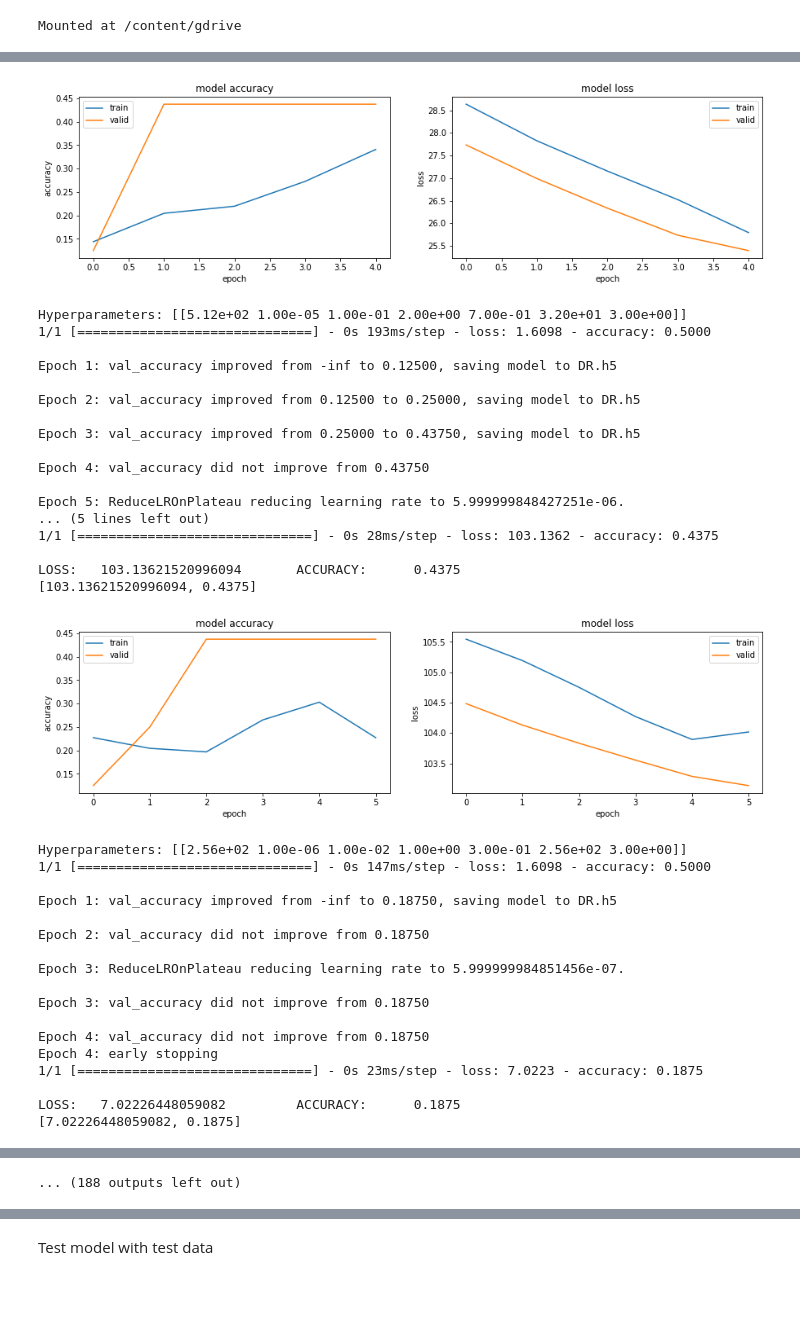
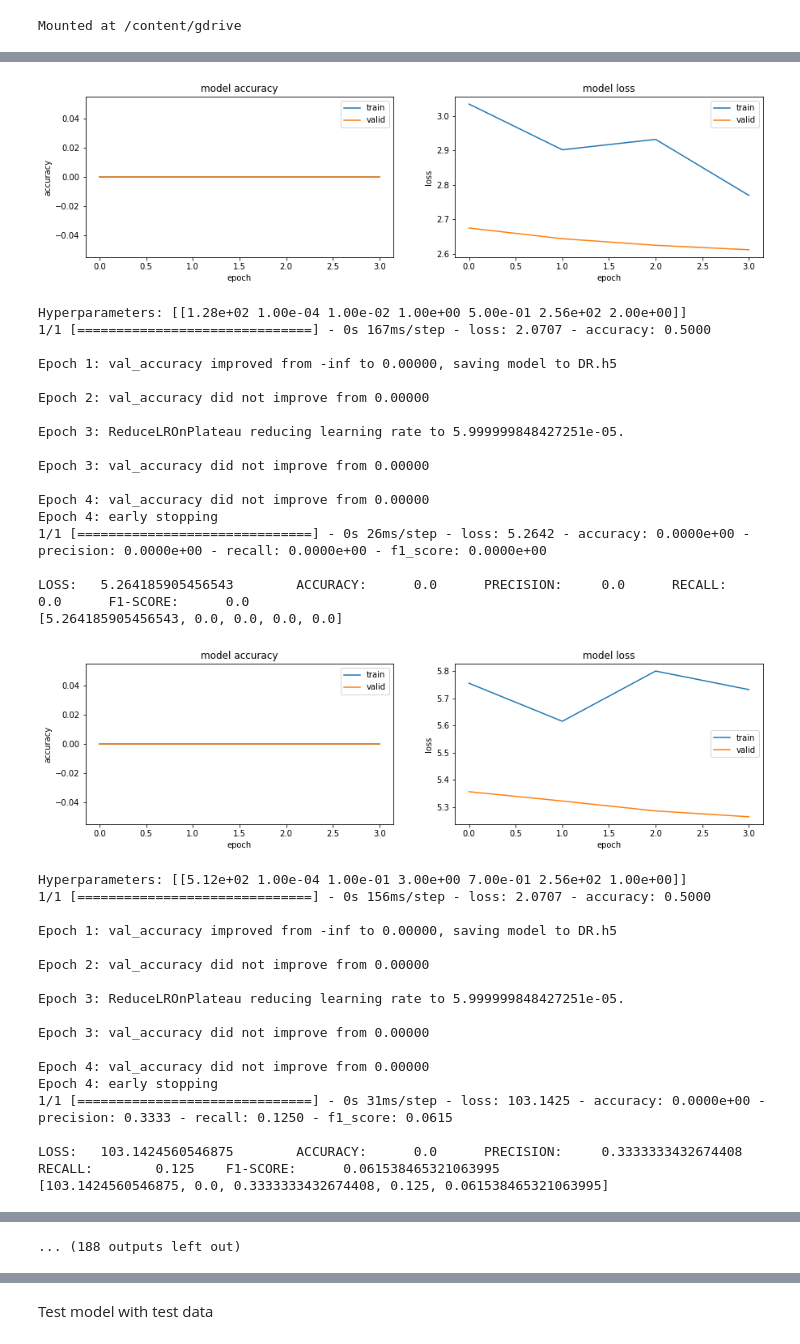
Before and after one commit to gayecolakoglu/DiabeticRetinopathyDetection, a Jupyter notebook: Bayesian_DenseNet.ipynb, the cells around one changed output, grey strips where cells are left out. Cells and saved outputs as stored; diff of their text form; code cells hidden in the pictures; blank space fills up the shorter version.

Commit message:
added the recall, precision and f1 score

```diff
--- a/Bayesian_DenseNet.ipynb
+++ b/Bayesian_DenseNet.ipynb
@@ -135,17 +135,32 @@ def build_model(units=256, learning_rate=1e-4, l2=1e-2, activation=2, rate=0.5,
     model.compile(
             optimizer=K.optimizers.Adam(learning_rate=learning_rate),
             loss='categorical_crossentropy',
-            metrics=['accuracy'])
+            metrics=[tf.keras.metrics.Accuracy(),
+                              tf.keras.metrics.Precision(),
+                              tf.keras.metrics.Recall(),
+                              tfa.metrics.F1Score(num_classes=5,
+                                                  average='macro',
+                                                  threshold=0.5)])
   elif optim==2:
     model.compile(
             optimizer=K.optimizers.SGD(learning_rate=learning_rate),
             loss='categorical_crossentropy',
-            metrics=['accuracy'])
+            metrics=[tf.keras.metrics.Accuracy(),
+                              tf.keras.metrics.Precision(),
+                              tf.keras.metrics.Recall(),
+                              tfa.metrics.F1Score(num_classes=5,
+                                                  average='macro',
+                                                  threshold=0.5)])
   elif optim==3:
     model.compile(
             optimizer=K.optimizers.RMSprop(learning_rate=learning_rate),
             loss='categorical_crossentropy',
-            metrics=['accuracy'])
+            metrics=[tf.keras.metrics.Accuracy(),
+                              tf.keras.metrics.Precision(),
+                              tf.keras.metrics.Recall(),
+                              tfa.metrics.F1Score(num_classes=5,
+                                                  average='macro',
+                                                  threshold=0.5)])
   else:
     print("Wrong optimizer!!")
   # Define some callback functions to be used by the model during training
@@ -221,8 +236,8 @@ def f(x):
   history = fit_model(model, lr_reduce, early_stop, checkpoint, batch)
   evaluation = evaluate_model(model)
   print()
-  print("LOSS:\t{0} \t ACCURACY:\t{1}".format(evaluation[0],
-  evaluation[1]))
+  print("LOSS:\t{0} \t ACCURACY:\t{1} \t PRECISION:\t{2} \t RECALL:\t{3} \t F1-SCORE:\t{4}".format(evaluation[0],
+  evaluation[1], evaluation[2], evaluation[3], evaluation[4]))
   print(evaluation)
   print()
   # compare previous and current validation accuracies
@@ -344,36 +357,36 @@ LOSS:   25.397003173828125       ACCURACY:      0.4375
-[figure, old version]
+[figure, new version]
-Hyperparameters: [[5.12e+02 1.00e-05 1.00e-01 2.00e+00 7.00e-01 3.20e+01 3.00e+00]]
-1/1 [==============================] - 0s 193ms/step - loss: 1.6098 - accuracy: 0.5000
+Hyperparameters: [[1.28e+02 1.00e-04 1.00e-02 1.00e+00 5.00e-01 2.56e+02 2.00e+00]]
+1/1 [==============================] - 0s 167ms/step - loss: 2.0707 - accuracy: 0.5000
 
-Epoch 1: val_accuracy improved from -inf to 0.12500, saving model to DR.h5
+Epoch 1: val_accuracy improved from -inf to 0.00000, saving model to DR.h5
 
-Epoch 2: val_accuracy improved from 0.12500 to 0.25000, saving model to DR.h5
+Epoch 2: val_accuracy did not improve from 0.00000
 
-Epoch 3: val_accuracy improved from 0.25000 to 0.43750, saving model to DR.h5
+Epoch 3: ReduceLROnPlateau reducing learning rate to 5.999999848427251e-05.
 
-Epoch 4: val_accuracy did not improve from 0.43750
+Epoch 3: val_accuracy did not improve from 0.00000
 
-Epoch 5: ReduceLROnPlateau reducing learning rate to 5.999999848427251e-06.
-... (5 lines left out)
-1/1 [==============================] - 0s 28ms/step - loss: 103.1362 - accuracy: 0.4375
+Epoch 4: val_accuracy did not improve from 0.00000
+Epoch 4: early stopping
+1/1 [==============================] - 0s 26ms/step - loss: 5.2642 - accuracy: 0.0000e+00 - precision: 0.0000e+00 - recall: 0.0000e+00 - f1_score: 0.0000e+00
 
-LOSS:   103.13621520996094       ACCURACY:      0.4375
-[103.13621520996094, 0.4375]
+LOSS:   5.264185905456543        ACCURACY:      0.0      PRECISION:     0.0      RECALL:        0.0      F1-SCORE:      0.0
+[5.264185905456543, 0.0, 0.0, 0.0, 0.0]
-[figure, old version]
+[figure, new version]
-Hyperparameters: [[2.56e+02 1.00e-06 1.00e-02 1.00e+00 3.00e-01 2.56e+02 3.00e+00]]
-1/1 [==============================] - 0s 147ms/step - loss: 1.6098 - accuracy: 0.5000
+Hyperparameters: [[5.12e+02 1.00e-04 1.00e-01 3.00e+00 7.00e-01 2.56e+02 1.00e+00]]
+1/1 [==============================] - 0s 156ms/step - loss: 2.0707 - accuracy: 0.5000
 
-Epoch 1: val_accuracy improved from -inf to 0.18750, saving model to DR.h5
+Epoch 1: val_accuracy improved from -inf to 0.00000, saving model to DR.h5
 
-Epoch 2: val_accuracy did not improve from 0.18750
+Epoch 2: val_accuracy did not improve from 0.00000
 
-Epoch 3: ReduceLROnPlateau reducing learning rate to 5.999999984851456e-07.
+Epoch 3: ReduceLROnPlateau reducing learning rate to 5.999999848427251e-05.
 
-Epoch 3: val_accuracy did not improve from 0.18750
+Epoch 3: val_accuracy did not improve from 0.00000
 
-Epoch 4: val_accuracy did not improve from 0.18750
+Epoch 4: val_accuracy did not improve from 0.00000
 Epoch 4: early stopping
-1/1 [==============================] - 0s 23ms/step - loss: 7.0223 - accuracy: 0.1875
+1/1 [==============================] - 0s 31ms/step - loss: 103.1425 - accuracy: 0.0000e+00 - precision: 0.3333 - recall: 0.1250 - f1_score: 0.0615
 
-LOSS:   7.02226448059082         ACCURACY:      0.1875
-[7.02226448059082, 0.1875]
+LOSS:   103.1424560546875        ACCURACY:      0.0      PRECISION:     0.3333333432674408       RECALL:        0.125    F1-SCORE:      0.061538465321063995
+[103.1424560546875, 0.0, 0.3333333432674408, 0.125, 0.061538465321063995]
```
Also changed, not shown: parts of 11 cells of this notebook.
